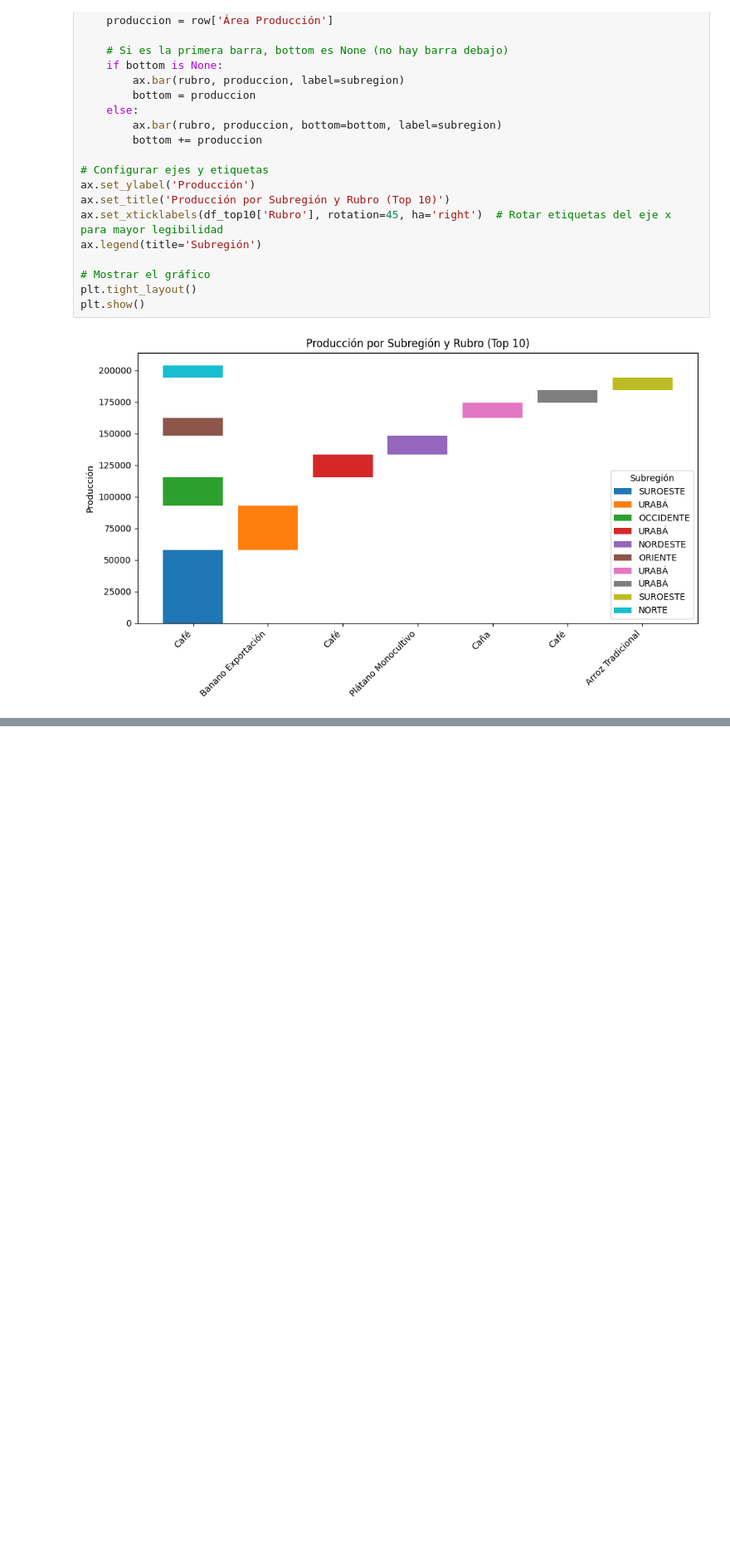
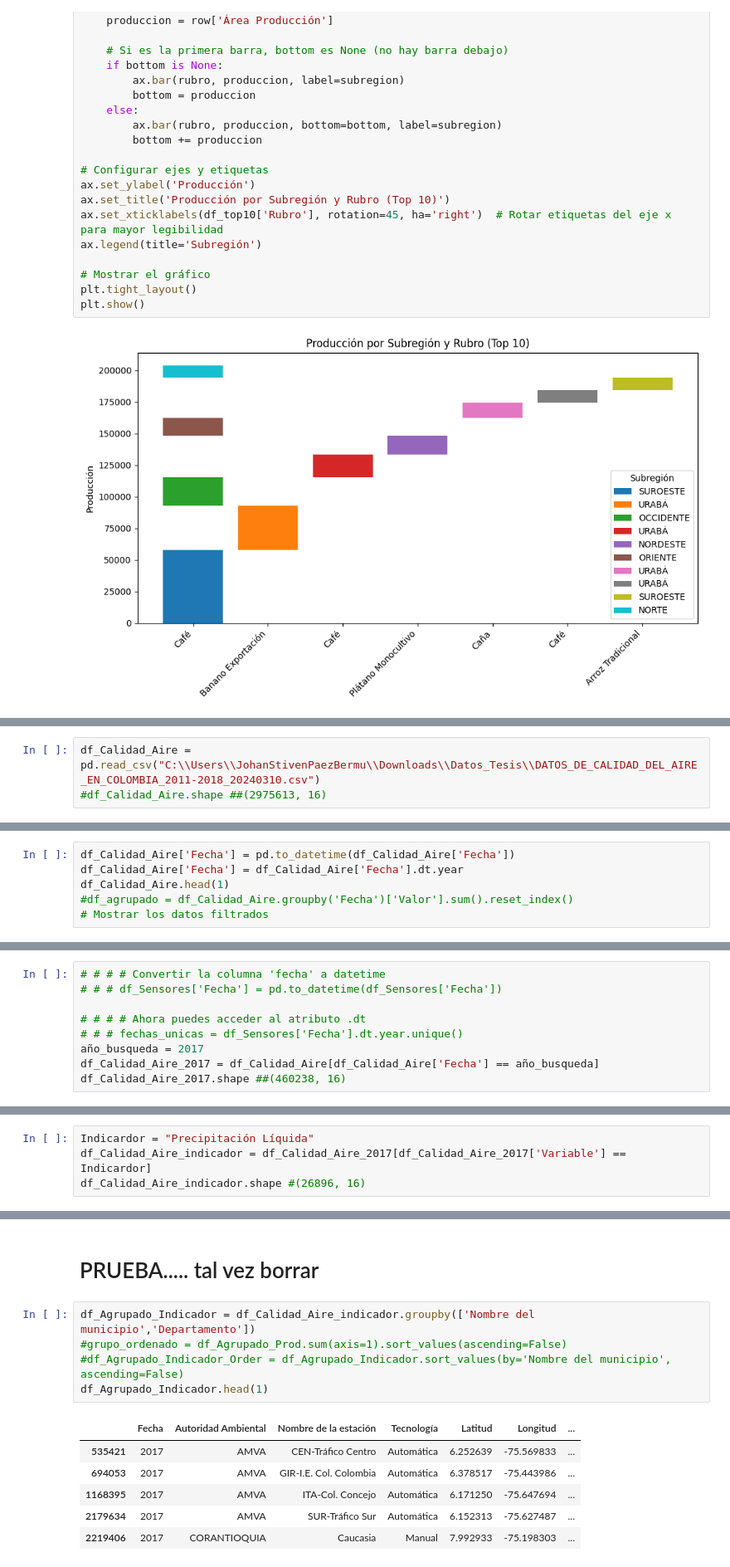
Before and after one commit to stijopa/Tesis, a Jupyter notebook: EDA_T_Sensores.ipynb, the cells around one changed output, grey strips where cells are left out. Shown at 83% size. Drawn from its saved outputs; the diff is of its cells as text; blank space fills up the shorter version.

Commit message:
Carga archivo  datos calidad aire

```diff
--- a/EDA_T_Sensores.ipynb
+++ b/EDA_T_Sensores.ipynb
@@ -396,0 +399,3 @@ plt.show()
+# %%
+df_Calidad_Aire = pd.read_csv("C:\\Users\\JohanStivenPaezBermu\\Downloads\\Datos_Tesis\\DATOS_DE_CALIDAD_DEL_AIRE_EN_COLOMBIA_2011-2018_20240310.csv")
+#df_Calidad_Aire.shape ##(2975613, 16)
@@ -396,0 +416,6 @@ plt.show()
+# %%
+df_Calidad_Aire['Fecha'] = pd.to_datetime(df_Calidad_Aire['Fecha'])
+df_Calidad_Aire['Fecha'] = df_Calidad_Aire['Fecha'].dt.year
+df_Calidad_Aire.head(1)
+#df_agrupado = df_Calidad_Aire.groupby('Fecha')['Valor'].sum().reset_index()
+# Mostrar los datos filtrados
@@ -396,0 +425,9 @@ plt.show()
+# %%
+# # # # Convertir la columna 'fecha' a datetime
+# # # df_Sensores['Fecha'] = pd.to_datetime(df_Sensores['Fecha'])
+
+# # # # Ahora puedes acceder al atributo .dt
+# # # fechas_unicas = df_Sensores['Fecha'].dt.year.unique()
+año_busqueda = 2017
+df_Calidad_Aire_2017 = df_Calidad_Aire[df_Calidad_Aire['Fecha'] == año_busqueda]
+df_Calidad_Aire_2017.shape ##(460238, 16)
@@ -396,0 +436,4 @@ plt.show()
+# %%
+Indicardor = "Precipitación Líquida"
+df_Calidad_Aire_indicador = df_Calidad_Aire_2017[df_Calidad_Aire_2017['Variable'] == Indicardor]
+df_Calidad_Aire_indicador.shape #(26896, 16)
@@ -396,0 +459,14 @@ plt.show()
+# %% [markdown]
+# PRUEBA..... tal vez borrar
+# %%
+df_Agrupado_Indicador = df_Calidad_Aire_indicador.groupby(['Nombre del municipio','Departamento'])
+#grupo_ordenado = df_Agrupado_Prod.sum(axis=1).sort_values(ascending=False)
+#df_Agrupado_Indicador_Order = df_Agrupado_Indicador.sort_values(by='Nombre del municipio', ascending=False)
+df_Agrupado_Indicador.head(1)
+# %% [output]
+|  | Fecha | Autoridad Ambiental | Nombre de la estación | Tecnología | Latitud | Longitud | ... |
+| 535421 | 2017 | AMVA | CEN-Tráfico Centro | Automática | 6.252639 | -75.569833 | ... |
+| 694053 | 2017 | AMVA | GIR-I.E. Col. Colombia | Automática | 6.378517 | -75.443986 | ... |
+| 1168395 | 2017 | AMVA | ITA-Col. Concejo | Automática | 6.171250 | -75.647694 | ... |
+| 2179634 | 2017 | AMVA | SUR-Tráfico Sur | Automática | 6.152313 | -75.627487 | ... |
+| 2219406 | 2017 | CORANTIOQUIA | Caucasia | Manual | 7.992933 | -75.198303 | ... |
```
Also changed, not shown: parts of 8 cells of this notebook.
